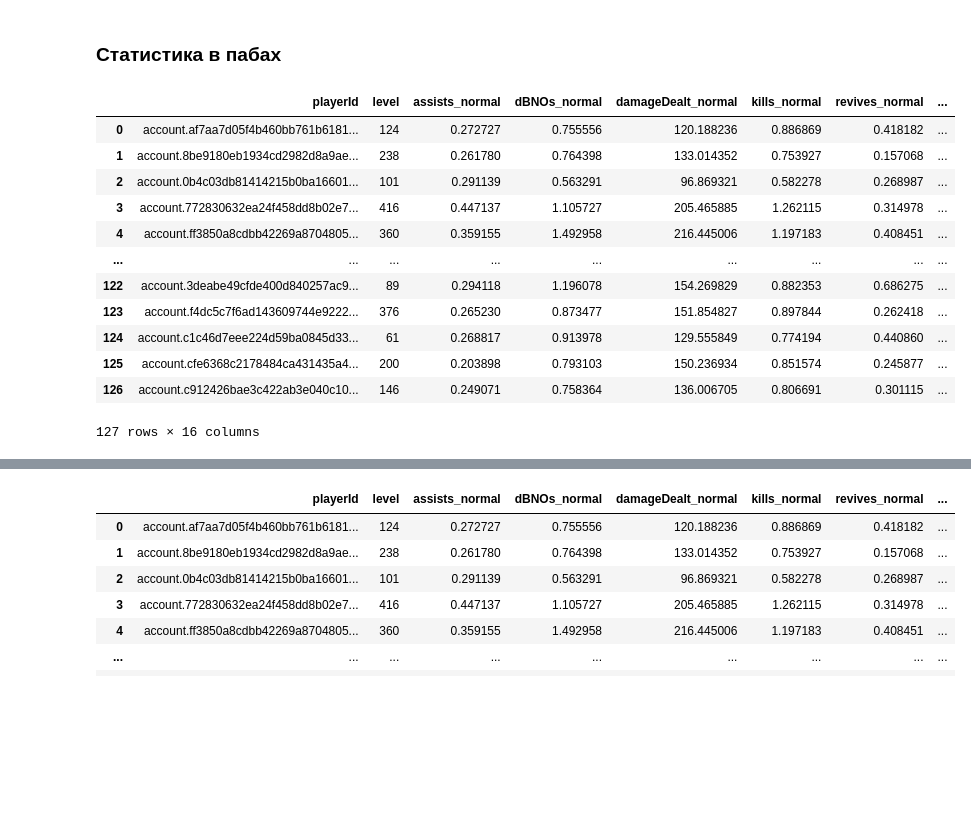
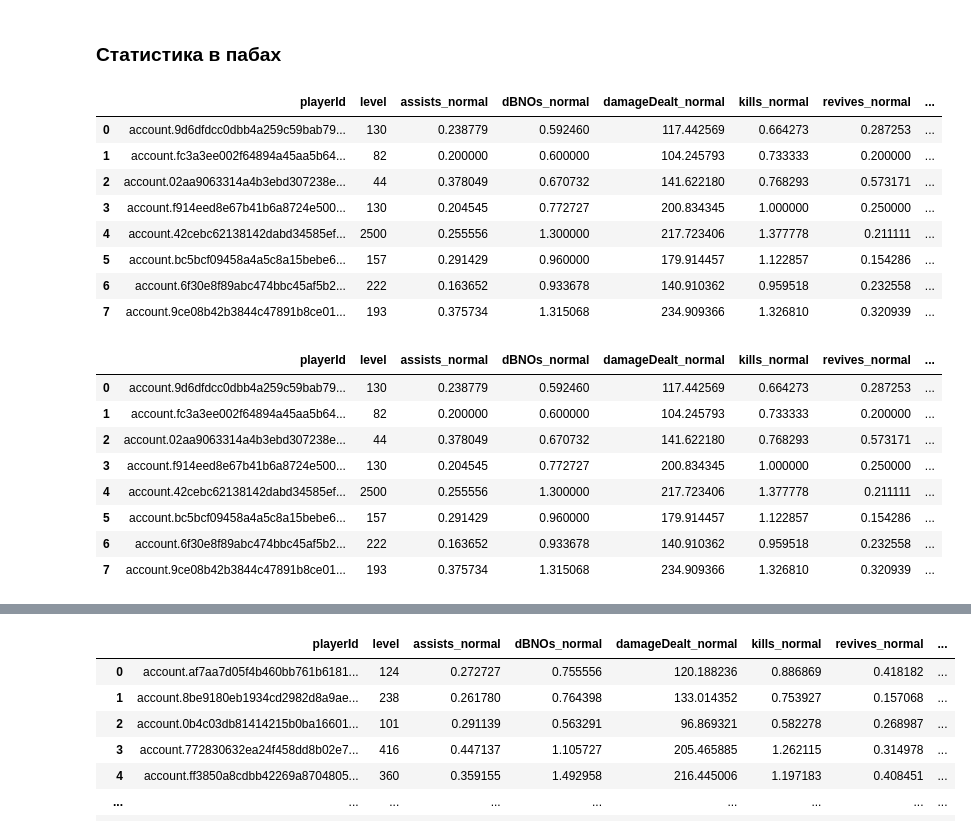
Before and after one commit to Amlaith/pubg_tournament_stats_dev, a Jupyter notebook: rating.ipynb, the cells around one changed output, grey strips where cells are left out. Cells and saved outputs as stored; diff of their text form; code cells hidden in the pictures; blank space fills up the shorter version.

```diff
--- a/rating.ipynb
+++ b/rating.ipynb
@@ -207,0 +232,5 @@ players_id_to_name['account.74c87c9ee413407894c9ec17063ea023']
+# %%
+old_players_names = set(players_merged['playerName'])
+new_players_names = set(new_regs['playerName']) - old_players_names
+
+len(new_players_names), new_players_names
@@ -207,0 +247,15 @@ players_id_to_name['account.74c87c9ee413407894c9ec17063ea023']
+# %%
+name_not_found = []
+name_found = []
+id_found = []
+for player_name in new_players_names:
+    if player_name:
+        player_json = util.get_player(player_name)
+        if 'errors' in player_json.keys():
+            name_not_found.append(player_name)
+        else:
+            id_found.append(player_json['data'][0]['id'])
+            name_found.append(player_name)
+        sleep(5.5)
+
+name_found
@@ -207,0 +287,4 @@ players_id_to_name['account.74c87c9ee413407894c9ec17063ea023']
+# %%
+new_players = pd.DataFrame({'playerName': name_found, 'playerId': id_found})
+players_merged = pd.concat([players_merged, new_players], axis=0).reset_index(drop=True)
+players_merged
@@ -311,6 +419,8 @@ def get_ranked_season_stats(account_id:str, season_id:str):
     }
 
     r = requests.get(url=url, headers=header)
+    print(r)
+    print(r.json())
 
     return r.json()
 
@@ -328,7 +438,7 @@ def get_player_pub_stats(account_id:str, stats_to_save:list, seasons:list) -> di
     ranked_stats_dict = {stat + '_ranked': 0 for stat in stats_to_save}  # for single player
 
 
-    for season_id in last_three_seasons:
+    for season_id in seasons:
         normal_stats_json = get_season_stats(account_id, season_id)
         for game_mode in normal_game_mods:
 
@@ -356,33 +466,43 @@ def save_players_pub_stats(players_ids:list, seasons) -> pd.DataFrame:
     stats_dict = defaultdict(list)
 
     for player_id in tqdm(players_ids):
+        sleep(60)
+        print(f'saving palyer id: {player_id}')
         player_stats = get_player_pub_stats(player_id, stats_to_save, seasons)
         for stat, value in player_stats.items():
             stats_dict[stat].append(value)
 
-        sleep(60)
-
     return pd.DataFrame(stats_dict)
 # %%
 last_three_seasons = ['division.bro.official.pc-2018-34', 'division.bro.official.pc-2018-33', 'division.bro.official.pc-2018-32']
-players = list(players_name_to_id.values())
+# players = list(players_name_to_id.values())
 # players = list(['account.af7aa7d05f4b460bb761b618120e2d7b', 'account.8be9180eb1934cd2982d8a9ae22fe11c'])
+players = list(new_players['playerId'])
 
 stats_df = save_players_pub_stats(players_ids=players, seasons=last_three_seasons)
 stats_df
 # test_stats_df = save_players_pub_stats(players_ids=players, seasons=last_three_seasons)
 # test_stats_df
 # %% [output]
 |  | playerId | level | assists_normal | dBNOs_normal | damageDealt_normal | kills_normal | revives_normal | ... |
-| 0 | account.af7aa7d05f4b460bb761b6181... | 124 | 0.272727 | 0.755556 | 120.188236 | 0.886869 | 0.418182 | ... |
-| 1 | account.8be9180eb1934cd2982d8a9ae... | 238 | 0.261780 | 0.764398 | 133.014352 | 0.753927 | 0.157068 | ... |
-| 2 | account.0b4c03db81414215b0ba16601... | 101 | 0.291139 | 0.563291 | 96.869321 | 0.582278 | 0.268987 | ... |
-| 3 | account.772830632ea24f458dd8b02e7... | 416 | 0.447137 | 1.105727 | 205.465885 | 1.262115 | 0.314978 | ... |
-| 4 | account.ff3850a8cdbb42269a8704805... | 360 | 0.359155 | 1.492958 | 216.445006 | 1.197183 | 0.408451 | ... |
-| ... | ... | ... | ... | ... | ... | ... | ... | ... |
-| 122 | account.3deabe49cfde400d840257ac9... | 89 | 0.294118 | 1.196078 | 154.269829 | 0.882353 | 0.686275 | ... |
-| 123 | account.f4dc5c7f6ad143609744e9222... | 376 | 0.265230 | 0.873477 | 151.854827 | 0.897844 | 0.262418 | ... |
-| 124 | account.c1c46d7eee224d59ba0845d33... | 61 | 0.268817 | 0.913978 | 129.555849 | 0.774194 | 0.440860 | ... |
-| 125 | account.cfe6368c2178484ca431435a4... | 200 | 0.203898 | 0.793103 | 150.236934 | 0.851574 | 0.245877 | ... |
-| 126 | account.c912426bae3c422ab3e040c10... | 146 | 0.249071 | 0.758364 | 136.006705 | 0.806691 | 0.301115 | ... |
+| 0 | account.9d6dfdcc0dbb4a259c59bab79... | 130 | 0.238779 | 0.592460 | 117.442569 | 0.664273 | 0.287253 | ... |
+| 1 | account.fc3a3ee002f64894a45aa5b64... | 82 | 0.200000 | 0.600000 | 104.245793 | 0.733333 | 0.200000 | ... |
+| 2 | account.02aa9063314a4b3ebd307238e... | 44 | 0.378049 | 0.670732 | 141.622180 | 0.768293 | 0.573171 | ... |
+| 3 | account.f914eed8e67b41b6a8724e500... | 130 | 0.204545 | 0.772727 | 200.834345 | 1.000000 | 0.250000 | ... |
+| 4 | account.42cebc62138142dabd34585ef... | 2500 | 0.255556 | 1.300000 | 217.723406 | 1.377778 | 0.211111 | ... |
+| 5 | account.bc5bcf09458a4a5c8a15bebe6... | 157 | 0.291429 | 0.960000 | 179.914457 | 1.122857 | 0.154286 | ... |
+| 6 | account.6f30e8f89abc474bbc45af5b2... | 222 | 0.163652 | 0.933678 | 140.910362 | 0.959518 | 0.232558 | ... |
+| 7 | account.9ce08b42b3844c47891b8ce01... | 193 | 0.375734 | 1.315068 | 234.909366 | 1.326810 | 0.320939 | ... |
-127 rows × 16 columns
+# %%
+new_stats = stats_df
+new_stats
+# %% [output]
+|  | playerId | level | assists_normal | dBNOs_normal | damageDealt_normal | kills_normal | revives_normal | ... |
+| 0 | account.9d6dfdcc0dbb4a259c59bab79... | 130 | 0.238779 | 0.592460 | 117.442569 | 0.664273 | 0.287253 | ... |
+| 1 | account.fc3a3ee002f64894a45aa5b64... | 82 | 0.200000 | 0.600000 | 104.245793 | 0.733333 | 0.200000 | ... |
+| 2 | account.02aa9063314a4b3ebd307238e... | 44 | 0.378049 | 0.670732 | 141.622180 | 0.768293 | 0.573171 | ... |
+| 3 | account.f914eed8e67b41b6a8724e500... | 130 | 0.204545 | 0.772727 | 200.834345 | 1.000000 | 0.250000 | ... |
+| 4 | account.42cebc62138142dabd34585ef... | 2500 | 0.255556 | 1.300000 | 217.723406 | 1.377778 | 0.211111 | ... |
+| 5 | account.bc5bcf09458a4a5c8a15bebe6... | 157 | 0.291429 | 0.960000 | 179.914457 | 1.122857 | 0.154286 | ... |
+| 6 | account.6f30e8f89abc474bbc45af5b2... | 222 | 0.163652 | 0.933678 | 140.910362 | 0.959518 | 0.232558 | ... |
+| 7 | account.9ce08b42b3844c47891b8ce01... | 193 | 0.375734 | 1.315068 | 234.909366 | 1.326810 | 0.320939 | ... |
```
Also changed, not shown: parts of 30 cells of this notebook, 7 other files.
